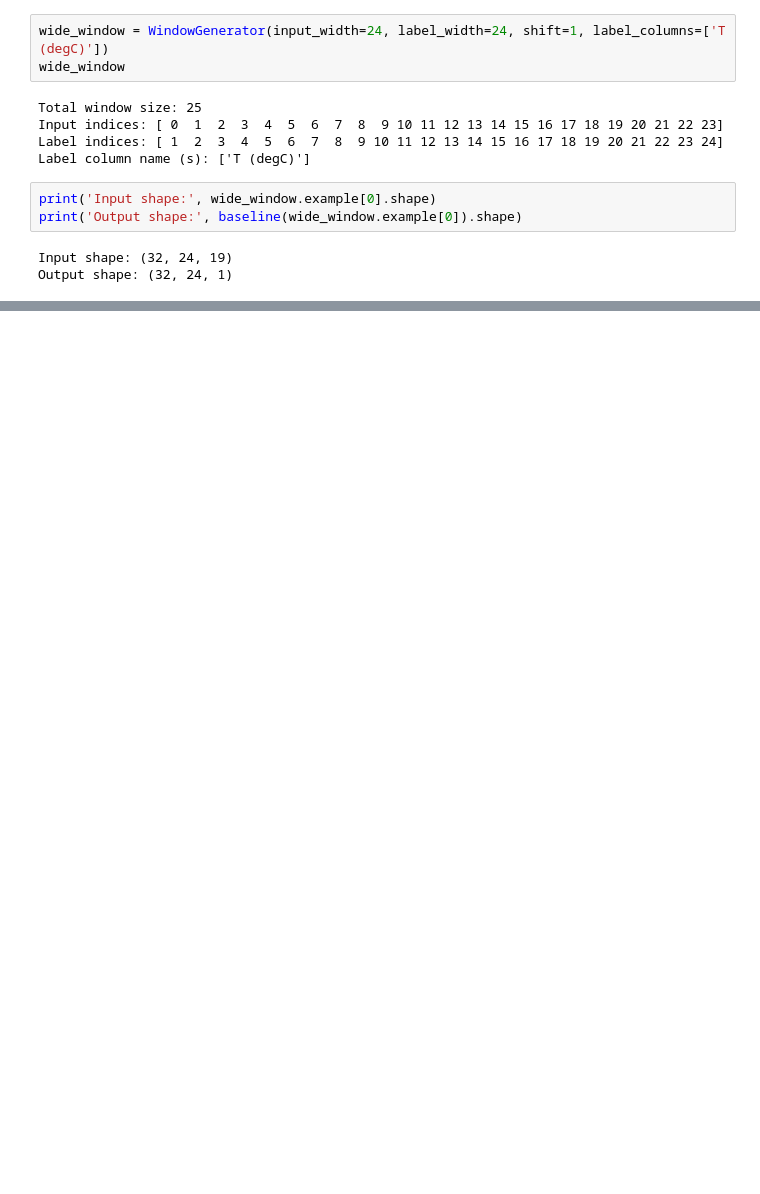
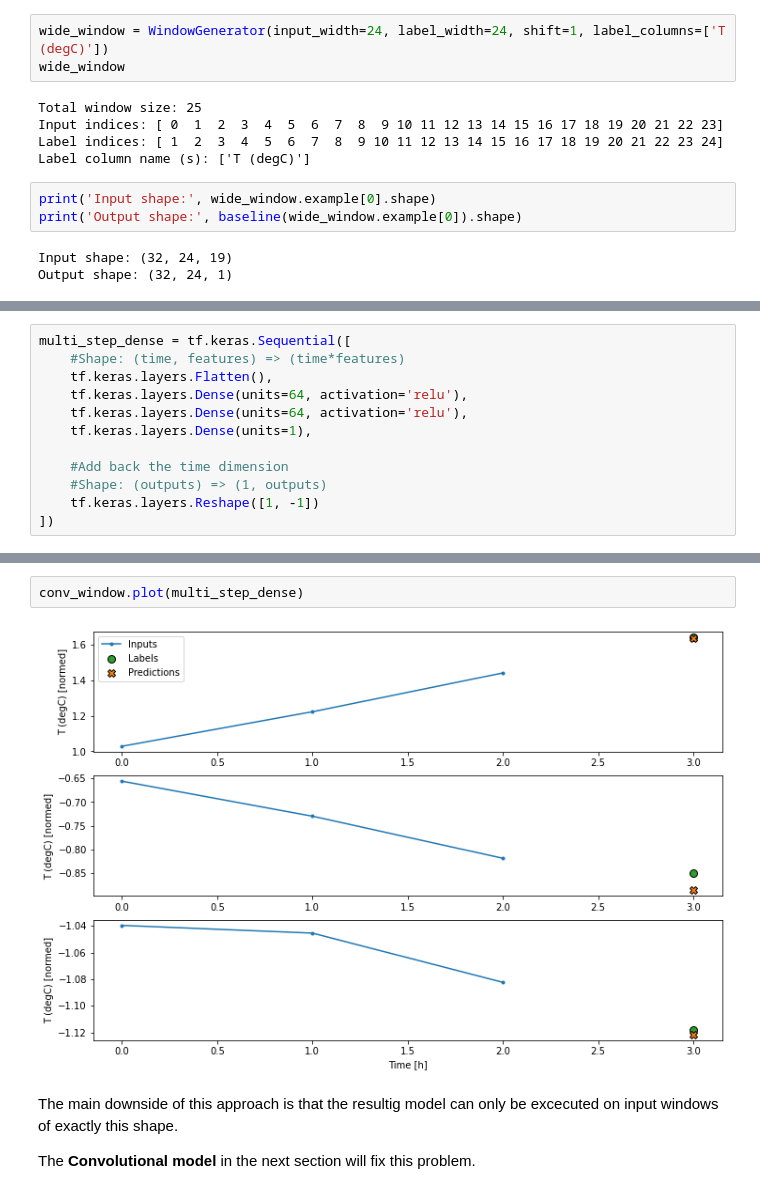
Before and after one commit to kenares/Keras, a Jupyter notebook: Advanced-Tensorflow-Time-Series-Forecasting.ipynb, the cells around one changed output, grey strips where cells are left out. Drawn from its saved outputs; the diff is of its cells as text; blank space fills up the shorter version.

Commit message:
Last course note - next experimental

```diff
--- a/Advanced-Tensorflow-Time-Series-Forecasting.ipynb
+++ b/Advanced-Tensorflow-Time-Series-Forecasting.ipynb
@@ -608,0 +770,12 @@ wide_window.plot(baseline)
+# %%
+multi_step_dense = tf.keras.Sequential([
+    #Shape: (time, features) => (time*features)
+    tf.keras.layers.Flatten(),
+    tf.keras.layers.Dense(units=64, activation='relu'),
+    tf.keras.layers.Dense(units=64, activation='relu'),
+    tf.keras.layers.Dense(units=1),
+
+    #Add back the time dimension
+    #Shape: (outputs) => (1, outputs)
+    tf.keras.layers.Reshape([1, -1])
+])
@@ -608,0 +796,8 @@ wide_window.plot(baseline)
+# %%
+conv_window.plot(multi_step_dense)
+# %% [output]
+[figure, added]
+# %% [markdown]
+The main downside of this approach is that the resultig model can only be excecuted on input windows of exactly this shape.
+
+The **Convolutional model** in the next section will fix this problem.
```
Also changed, not shown: parts of 91 cells of this notebook.
